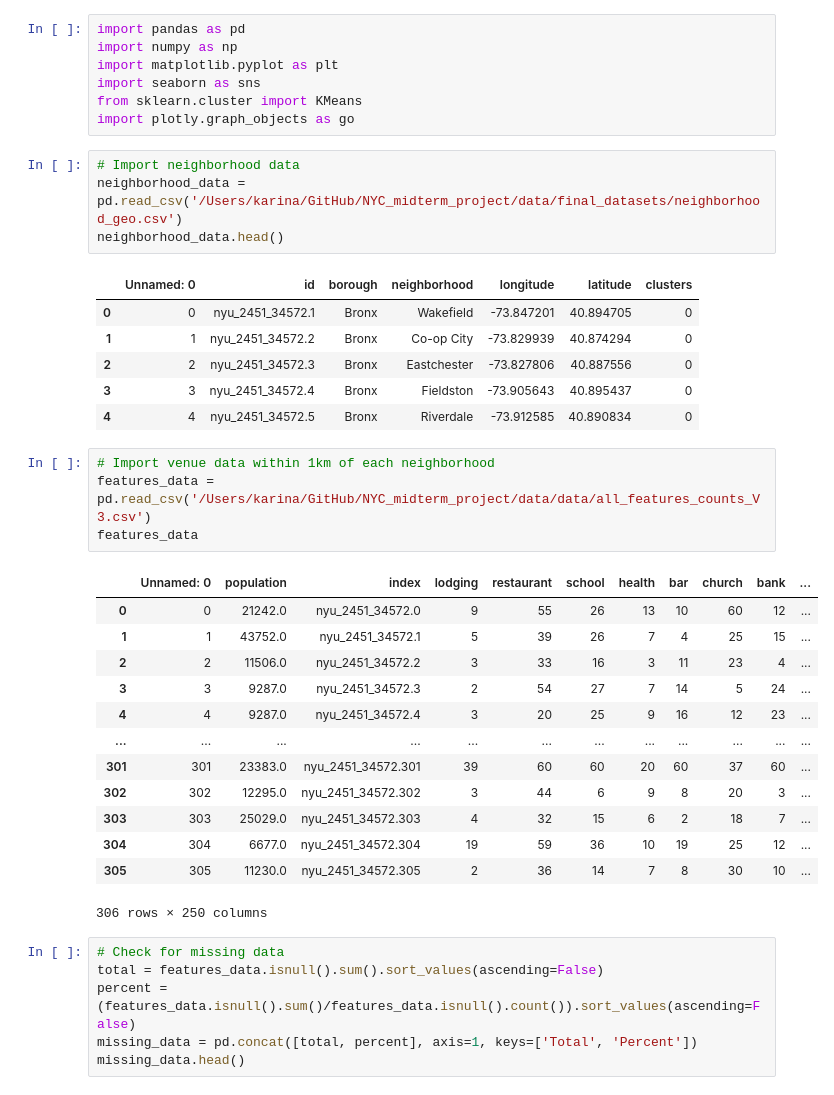
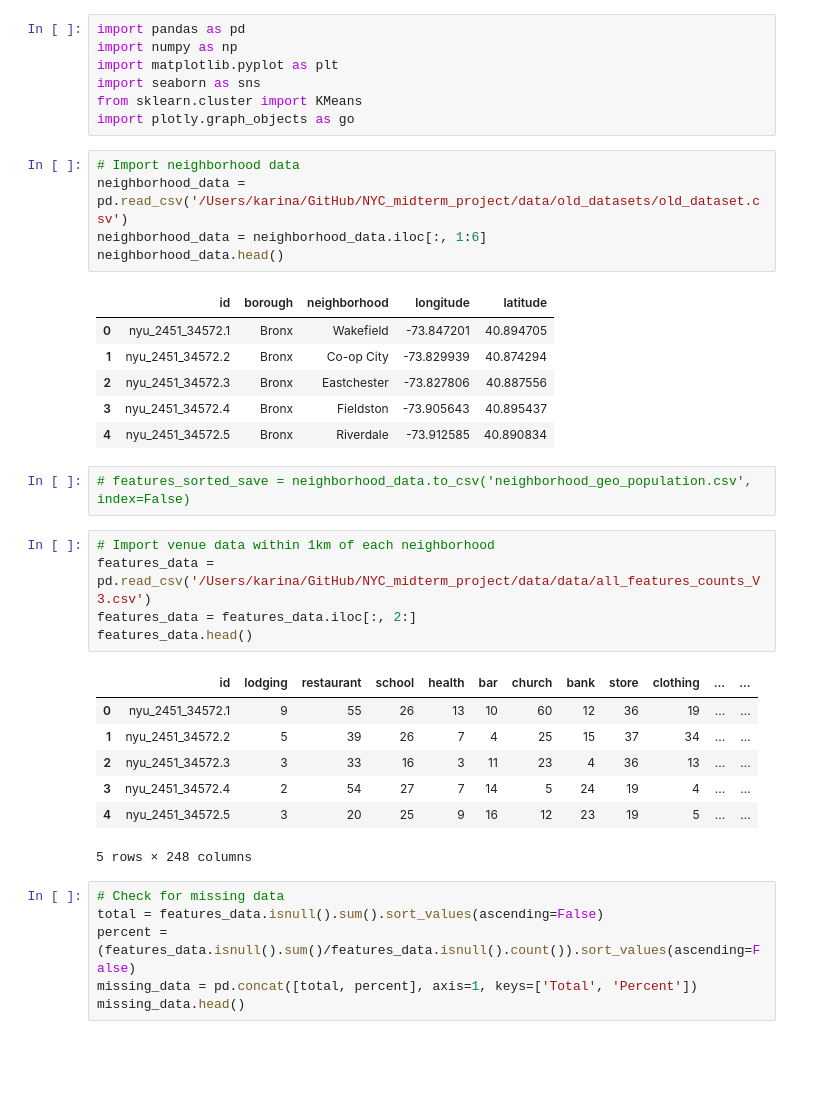
Before and after one commit to ktamkee/NYC_midterm_project, a Jupyter notebook: svc/K-Means_V3.ipynb, the cells around one changed output. Saved outputs shown, nothing was run; the diff lists cells and outputs as text; blank space fills up the shorter version.

```diff
--- a/svc/K-Means_V3.ipynb
+++ b/svc/K-Means_V3.ipynb
@@ -7,33 +7,31 @@ from sklearn.cluster import KMeans
 import plotly.graph_objects as go
 # %%
 # Import neighborhood data
-neighborhood_data = pd.read_csv('/Users/karina/GitHub/NYC_midterm_project/data/final_datasets/neighborhood_geo.csv')
+neighborhood_data = pd.read_csv('/Users/karina/GitHub/NYC_midterm_project/data/old_datasets/old_dataset.csv')
+neighborhood_data = neighborhood_data.iloc[:, 1:6]
 neighborhood_data.head()
 # %% [output]
-|  | Unnamed: 0 | id | borough | neighborhood | longitude | latitude | clusters |
-| 0 | 0 | nyu_2451_34572.1 | Bronx | Wakefield | -73.847201 | 40.894705 | 0 |
-| 1 | 1 | nyu_2451_34572.2 | Bronx | Co-op City | -73.829939 | 40.874294 | 0 |
-| 2 | 2 | nyu_2451_34572.3 | Bronx | Eastchester | -73.827806 | 40.887556 | 0 |
-| 3 | 3 | nyu_2451_34572.4 | Bronx | Fieldston | -73.905643 | 40.895437 | 0 |
-| 4 | 4 | nyu_2451_34572.5 | Bronx | Riverdale | -73.912585 | 40.890834 | 0 |
+|  | id | borough | neighborhood | longitude | latitude |
+| 0 | nyu_2451_34572.1 | Bronx | Wakefield | -73.847201 | 40.894705 |
+| 1 | nyu_2451_34572.2 | Bronx | Co-op City | -73.829939 | 40.874294 |
+| 2 | nyu_2451_34572.3 | Bronx | Eastchester | -73.827806 | 40.887556 |
+| 3 | nyu_2451_34572.4 | Bronx | Fieldston | -73.905643 | 40.895437 |
+| 4 | nyu_2451_34572.5 | Bronx | Riverdale | -73.912585 | 40.890834 |
+# %%
+# features_sorted_save = neighborhood_data.to_csv('neighborhood_geo_population.csv', index=False)
 # %%
 # Import venue data within 1km of each neighborhood
 features_data = pd.read_csv('/Users/karina/GitHub/NYC_midterm_project/data/data/all_features_counts_V3.csv')
-features_data
+features_data = features_data.iloc[:, 2:]
+features_data.head()
 # %% [output]
-|  | Unnamed: 0 | population | index | lodging | restaurant | school | health | bar | church | bank | ... |
-| 0 | 0 | 21242.0 | nyu_2451_34572.0 | 9 | 55 | 26 | 13 | 10 | 60 | 12 | ... |
-| 1 | 1 | 43752.0 | nyu_2451_34572.1 | 5 | 39 | 26 | 7 | 4 | 25 | 15 | ... |
-| 2 | 2 | 11506.0 | nyu_2451_34572.2 | 3 | 33 | 16 | 3 | 11 | 23 | 4 | ... |
-| 3 | 3 | 9287.0 | nyu_2451_34572.3 | 2 | 54 | 27 | 7 | 14 | 5 | 24 | ... |
-| 4 | 4 | 9287.0 | nyu_2451_34572.4 | 3 | 20 | 25 | 9 | 16 | 12 | 23 | ... |
-| ... | ... | ... | ... | ... | ... | ... | ... | ... | ... | ... | ... |
-| 301 | 301 | 23383.0 | nyu_2451_34572.301 | 39 | 60 | 60 | 20 | 60 | 37 | 60 | ... |
-| 302 | 302 | 12295.0 | nyu_2451_34572.302 | 3 | 44 | 6 | 9 | 8 | 20 | 3 | ... |
-| 303 | 303 | 25029.0 | nyu_2451_34572.303 | 4 | 32 | 15 | 6 | 2 | 18 | 7 | ... |
-| 304 | 304 | 6677.0 | nyu_2451_34572.304 | 19 | 59 | 36 | 10 | 19 | 25 | 12 | ... |
-| 305 | 305 | 11230.0 | nyu_2451_34572.305 | 2 | 36 | 14 | 7 | 8 | 30 | 10 | ... |
+|  | id | lodging | restaurant | school | health | bar | church | bank | store | clothing | ... | ... |
+| 0 | nyu_2451_34572.1 | 9 | 55 | 26 | 13 | 10 | 60 | 12 | 36 | 19 | ... | ... |
+| 1 | nyu_2451_34572.2 | 5 | 39 | 26 | 7 | 4 | 25 | 15 | 37 | 34 | ... | ... |
+| 2 | nyu_2451_34572.3 | 3 | 33 | 16 | 3 | 11 | 23 | 4 | 36 | 13 | ... | ... |
+| 3 | nyu_2451_34572.4 | 2 | 54 | 27 | 7 | 14 | 5 | 24 | 19 | 4 | ... | ... |
+| 4 | nyu_2451_34572.5 | 3 | 20 | 25 | 9 | 16 | 12 | 23 | 19 | 5 | ... | ... |
-306 rows × 250 columns
+5 rows × 248 columns
 # %%
 # Check for missing data
 total = features_data.isnull().sum().sort_values(ascending=False)
```
Also changed, not shown: parts of 13 cells of this notebook, 9 other files.
